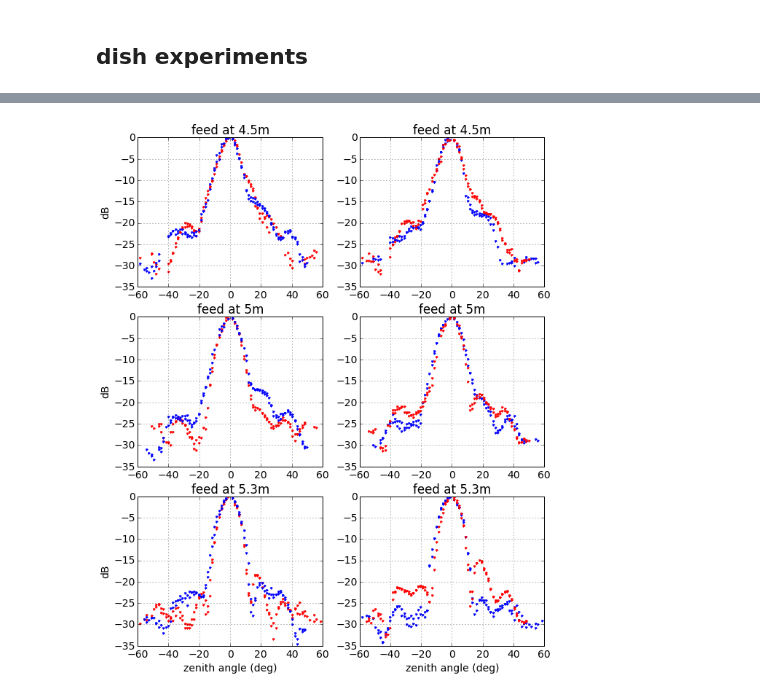
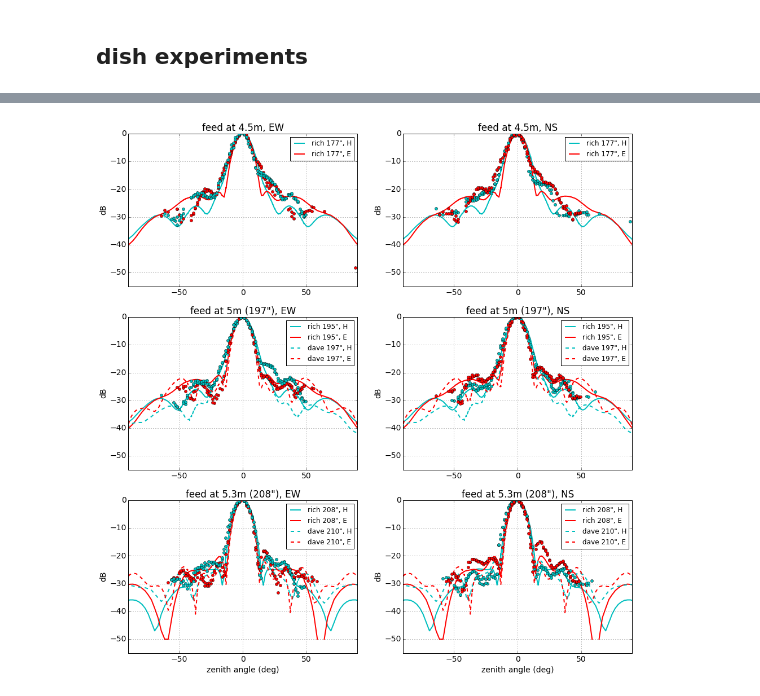
Before and after one commit to aewallwi/DishPapers, a Jupyter notebook: DishBeamMeasurements/paper/make_pretty_beam_plots_from_orbcomm_data.ipynb, the cells around one changed output, grey strips where cells are left out. Cells and saved outputs as stored; diff of their text form; code cells hidden in the pictures.

```diff
--- a/DishBeamMeasurements/paper/make_pretty_beam_plots_from_orbcomm_data.ipynb
+++ b/DishBeamMeasurements/paper/make_pretty_beam_plots_from_orbcomm_data.ipynb
@@ -66,5 +70,15 @@ dish1 = genfromtxt(d+'dish1_nside32_ew_ns.csv',delimiter=',')
 dish1[isnan(dish1)] = 0
 dish4 = genfromtxt(d+'dish4_nside32_ew_ns.csv',delimiter=',')
 dish4[isnan(dish4)] = 0
+# %%
+# load beam models
+richbeamdir = '/Users/abrahamn/Documents/MIT/21cm/hera/2015/sim_vis_with_orbcomm_hera_beams/rich_beam_models_11_23_2015/'
+davebeamdir = '/Users/abrahamn/Documents/MIT/21cm/hera/2015/sim_vis_with_orbcomm_hera_beams/dave_beam_models_11_14_2015/'
+richbeam177_hp = 10*log10(genfromtxt(richbeamdir+'Beam_1375_nom_P1_healpix.txt'))
+richbeam195_hp = 10*log10(genfromtxt(richbeamdir+'Beam_1375_18H_P1_healpix.txt'))
+richbeam208_hp = 10*log10(genfromtxt(richbeamdir+'Beam_1375_30H_P1_healpix.txt'))
+
+davebeam197_hp = 10*log10(genfromtxt(davebeamdir+'A_17_197_137o5_healpix.txt'))
+davebeam210_hp = 10*log10(genfromtxt(davebeamdir+'A_17_210_137o5_healpix.txt'))
 # %%
 fig, gridax = plt.subplots(3,2)
@@ -112,15 +148,50 @@ def plot_slice(hmap,counts,gax,polstr,addylabel=False,addxlabel=False,plottitle=
     gax.grid()
     if addxlabel: gax.set_xlabel('zenith angle (deg)')
-# %%
-matplotlib.rcParams.update({'font.size': 14})
-fig, gridax = plt.subplots(3,2)
-fig.set_size_inches((10,12.5))
-
-plot_slice(dish1[:,0],dish1[:,0]!=0,gridax[0,0],'ew',addylabel=True,plottitle='feed at 4.5m')
-plot_slice(dish1[:,1],dish1[:,1]!=0,gridax[0,1],'ns',plottitle='feed at 4.5m')
-plot_slice(dish2[:,0],dish2[:,0]!=0,gridax[1,0],'ew',addylabel=True,plottitle='feed at 5m')
-plot_slice(dish2[:,1],dish2[:,1]!=0,gridax[1,1],'ns',plottitle='feed at 5m')
-plot_slice(dish4[:,0],dish4[:,0]!=0,gridax[2,0],'ew',addxlabel=True,addylabel=True,plottitle='feed at 5.3m')
-plot_slice(dish4[:,1],dish4[:,1]!=0,gridax[2,1],'ns',addxlabel=True,plottitle='feed at 5.3m')
-# %% [output]
-[figure, removed]
+# %%
+matplotlib.rcParams.update({'font.size': 14})
+fig, gridax = plt.subplots(3,2)
+fig.set_size_inches((16,16.5))
+
+# 4.5m
+plot_slice(richbeam195_hp,richbeam195_hp!=0,gridax[0,0],'ew',addylabel=True,model=True,modelstyle='-',pltlabel='rich 177"',swap=True)
+plot_slice(dish1[:,0],dish1[:,0]!=0,gridax[0,0],'ew',addylabel=True)
+gridax[0,0].set_title('feed at 4.5m, EW')
+gridax[0,0].legend(fontsize=12)
+gridax[0,0].grid()
+
+plot_slice(richbeam195_hp,richbeam195_hp!=0,gridax[0,1],'ns',addylabel=True,model=True,modelstyle='-',pltlabel='rich 177"')
+plot_slice(dish1[:,1],dish1[:,1]!=0,gridax[0,1],'ns')
+gridax[0,1].set_title('feed at 4.5m, NS')
+gridax[0,1].legend(fontsize=12)
+gridax[0,1].grid()
+
+# 5m
+plot_slice(richbeam195_hp,richbeam195_hp!=0,gridax[1,0],'ew',addylabel=True,model=True,modelstyle='-',pltlabel='rich 195"',swap=True)
+plot_slice(davebeam197_hp,davebeam197_hp!=0,gridax[1,0],'ew',model=True,modelstyle='--',pltlabel='dave 197"',swap=True)
+plot_slice(dish2[:,0],dish2[:,0]!=0,gridax[1,0],'ew',addylabel=True)
+gridax[1,0].set_title('feed at 5m (197"), EW')
+gridax[1,0].legend(fontsize=12)
+
+gridax[1,1].set_title('feed at 5m (197"), NS')
+plot_slice(richbeam195_hp,richbeam195_hp!=0,gridax[1,1],'ns',addylabel=True,model=True,modelstyle='-',pltlabel='rich 195"')
+plot_slice(davebeam197_hp,davebeam197_hp!=0,gridax[1,1],'ns',model=True,modelstyle='--',pltlabel='dave 197"')
+plot_slice(dish2[:,1],dish2[:,1]!=0,gridax[1,1],'ns')
+gridax[1,1].legend(fontsize=12)
+
+
+# 5.3m
+plot_slice(richbeam208_hp,richbeam208_hp!=0,gridax[2,0],'ew',addylabel=True,model=True,modelstyle='-',pltlabel='rich 208"',swap=True)
+plot_slice(davebeam210_hp,davebeam210_hp!=0,gridax[2,0],'ew',model=True,modelstyle='--',pltlabel='dave 210"',swap=True)
+plot_slice(dish4[:,0],dish4[:,0]!=0,gridax[2,0],'ew',addxlabel=True,addylabel=True)
+gridax[2,0].set_title('feed at 5.3m (208"), EW')
+gridax[2,0].legend(fontsize=12)
+
+plot_slice(richbeam208_hp,richbeam208_hp!=0,gridax[2,1],'ns',addylabel=True,model=True,modelstyle='-',pltlabel='rich 208"')
+plot_slice(davebeam210_hp,davebeam210_hp!=0,gridax[2,1],'ns',model=True,modelstyle='--',pltlabel='dave 210"')
+plot_slice(dish4[:,1],dish4[:,1]!=0,gridax[2,1],'ns',addxlabel=True)
+gridax[2,1].set_title('feed at 5.3m (208"), NS')
+gridax[2,1].legend(fontsize=12)
+
+plt.savefig('measured_beams_and_models_full.pdf')
+# %% [output]
+[figure, added]
```
Also changed, not shown: parts of 6 cells of this notebook, 7 other files.
